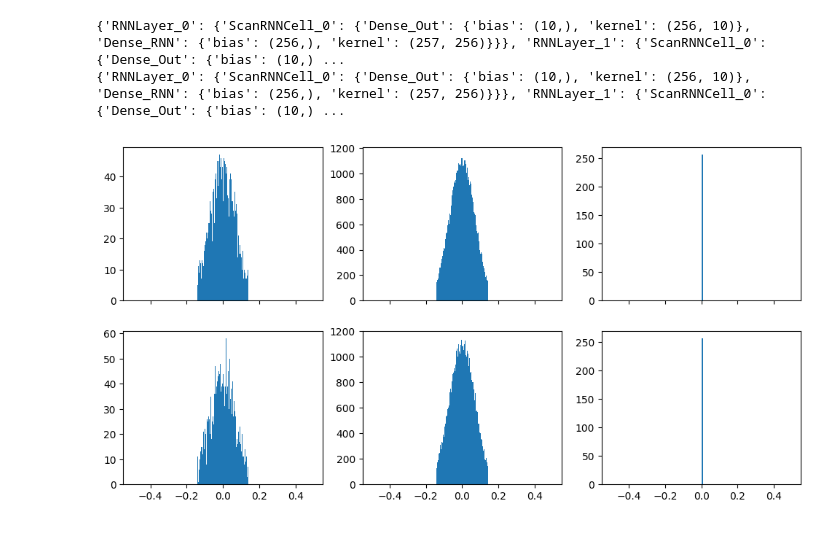
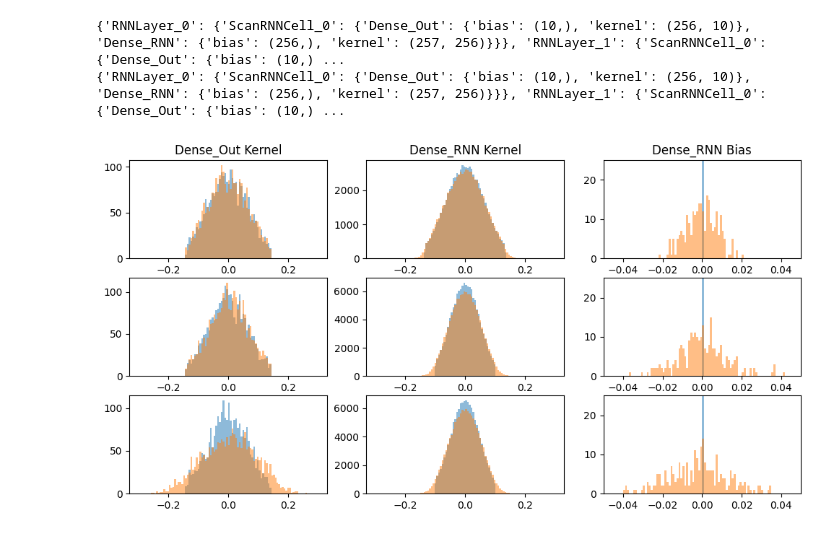
Before and after one commit to TristanTorchet/LearningJAX, a Jupyter notebook: Flax/flax1f_scanMLSRN.ipynb, the cells around one changed output. Drawn from its saved outputs; the diff is of its cells as text; code cells hidden in the pictures.

```diff
--- a/Flax/flax1f_scanMLSRN.ipynb
+++ b/Flax/flax1f_scanMLSRN.ipynb
@@ -152,7 +187,7 @@ class RNN(nn.Module):
 BatchRNN = nn.vmap(RNN, in_axes=0, out_axes=0, variable_axes={'params': None}, split_rngs={'params': False})
 # %%
 srn = BatchRNN(256, 10, 3)
-params = srn.init(jax.random.PRNGKey(0), jnp.zeros((5,784,1)))
+params = srn.init(jax.random.PRNGKey(0), jnp.zeros_like(batch_x[:5]))
 all_state_hist, out_hist = srn.apply(params, batch_x[:5])
 print(len(all_state_hist), all_state_hist[0].shape, all_state_hist[1].shape, all_state_hist[2].shape, out_hist.shape) # (batch, time, cell_size)
 y = out_hist.mean(axis=1)
@@ -221,7 +260,7 @@ plt.show()
 # %%
 key = jax.random.PRNGKey(0)
 key, subkey = jax.random.split(key)
-lr = 1e-2
+lr = 1e-3
 # %%
 @jax.jit
 def update_model(state, grads):
@@ -265,8 +304,9 @@ def run_epoch(state, train_dl, rng):
     train_accuracy = np.mean(epoch_accuracy)
     return state, train_loss, train_accuracy
 # %%
-def create_train_state(key, model_cls, lr):
-    init_x = jnp.ones((128, 784, 1))  # Example batch of inputs
+def create_train_state(key, model_cls, lr, dataset_version):
+
+    init_x = jnp.ones((128, 784, 1)) if dataset_version == "sequential" else jnp.ones((128, 28, 28))
 
     model = model_cls(hidden_size=256, output_size=10, n_layers=3)
     params = model.init(key, init_x)['params']
@@ -281,5 +321,5 @@ def create_train_state(key, model_cls, lr):
         tx=optimizer,
     )
 # %%
-state = create_train_state(key, BatchRNN, lr)
+state = create_train_state(key, BatchRNN, lr, dataset_version)
 # %% [output]
@@ -305,13 +345,20 @@ print(jax.tree_util.tree_map(jnp.shape, state.params))
 {'RNNLayer_0': {'ScanRNNCell_0': {'Dense_Out': {'bias': (10,), 'kernel': (256, 10)}, 'Dense_RNN': {'bias': (256,), 'kernel': (257, 256)}}}, 'RNNLayer_1': {'ScanRNNCell_0': {'Dense_Out': {'bias': (10,) ...
 {'RNNLayer_0': {'ScanRNNCell_0': {'Dense_Out': {'bias': (10,), 'kernel': (256, 10)}, 'Dense_RNN': {'bias': (256,), 'kernel': (257, 256)}}}, 'RNNLayer_1': {'ScanRNNCell_0': {'Dense_Out': {'bias': (10,) ...
 # %%
-fig, axs = plt.subplots(2, 3, figsize=(1200*px, 600*px), sharex=True)
-axs[0,0].hist(params['params']['RNNLayer_0']['ScanRNNCell_0']['Dense_Out']['kernel'].flatten(), bins=100)
-axs[0,1].hist(params['params']['RNNLayer_0']['ScanRNNCell_0']['Dense_RNN']['kernel'].flatten(), bins=100)
-axs[0,2].hist(params['params']['RNNLayer_0']['ScanRNNCell_0']['Dense_RNN']['bias'].flatten(), bins=100)
-axs[1,0].hist(state.params['RNNLayer_0']['ScanRNNCell_0']['Dense_Out']['kernel'].flatten(), bins=100)
-axs[1,1].hist(state.params['RNNLayer_0']['ScanRNNCell_0']['Dense_RNN']['kernel'].flatten(), bins=100)
-axs[1,2].hist(state.params['RNNLayer_0']['ScanRNNCell_0']['Dense_RNN']['bias'].flatten(), bins=100)
+fig, axs = plt.subplots(3, 3, figsize=(1200*px, 600*px))
+axs[0,0].set_title('Dense_Out Kernel')
+axs[0,1].set_title('Dense_RNN Kernel')
+axs[0,2].set_title('Dense_RNN Bias')
+for l in range(3):
+    axs[l,0].hist(params['params'][f'RNNLayer_{l}']['ScanRNNCell_0']['Dense_Out']['kernel'].flatten(), bins=100, alpha=0.5, range=(-0.3, 0.3))
+    axs[l,1].hist(params['params'][f'RNNLayer_{l}']['ScanRNNCell_0']['Dense_RNN']['kernel'].flatten(), bins=100, alpha=0.5, range=(-0.3, 0.3))
+    axs[l,2].hist(params['params'][f'RNNLayer_{l}']['ScanRNNCell_0']['Dense_RNN']['bias'].flatten(), bins=100, alpha=0.5, range=(-0.05, 0.05))
+    axs[l,0].hist(state.params[f'RNNLayer_{l}']['ScanRNNCell_0']['Dense_Out']['kernel'].flatten(), bins=100, alpha=0.5, range=(-0.3, 0.3))
+    axs[l,1].hist(state.params[f'RNNLayer_{l}']['ScanRNNCell_0']['Dense_RNN']['kernel'].flatten(), bins=100, alpha=0.5, range=(-0.3, 0.3))
+    axs[l,2].hist(state.params[f'RNNLayer_{l}']['ScanRNNCell_0']['Dense_RNN']['bias'].flatten(), bins=100, alpha=0.5, range=(-0.05, 0.05))
+    # set y range
+    axs[l,2].set_xlim(-0.05, 0.05)
+    axs[l,2].set_ylim(0, 25)
 plt.show()
 # %% [output]
-[figure, old version]
+[figure, new version]
```
Also changed, not shown: parts of 11 cells of this notebook.
